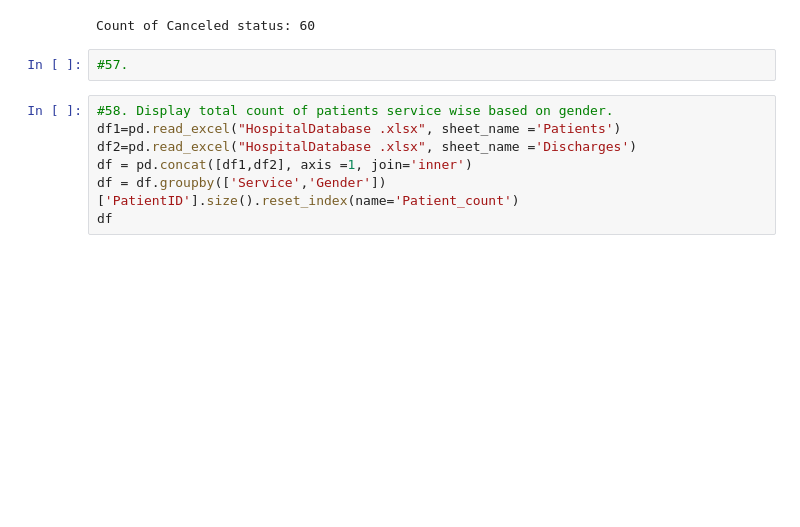
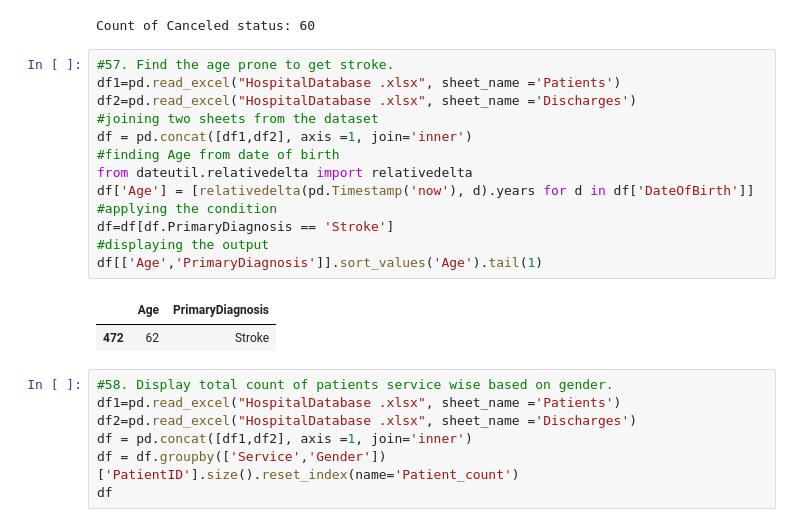
Before and after one commit to KalyaniKurakula/NumpyWarriors1, a Jupyter notebook: Hackthon/NumpyWarriors.ipynb, the cells around one changed output. Saved outputs shown, nothing was run; the diff lists cells and outputs as text; blank space fills up the shorter version.

```diff
--- a/Hackthon/NumpyWarriors.ipynb
+++ b/Hackthon/NumpyWarriors.ipynb
@@ -896,8 +931,22 @@ res= df2['VisitStatus'].apply(lambda x: (x=='Canceled')).sum()
 print('Count of Canceled status:', res)
 # %% [output]
 Count of Canceled status: 60
-# %%
-#57.
+# %%
+#57. Find the age prone to get stroke.
+df1=pd.read_excel("HospitalDatabase .xlsx", sheet_name ='Patients')
+df2=pd.read_excel("HospitalDatabase .xlsx", sheet_name ='Discharges')
+#joining two sheets from the dataset
+df = pd.concat([df1,df2], axis =1, join='inner')
+#finding Age from date of birth
+from dateutil.relativedelta import relativedelta
+df['Age'] = [relativedelta(pd.Timestamp('now'), d).years for d in df['DateOfBirth']]
+#applying the condition
+df=df[df.PrimaryDiagnosis == 'Stroke']
+#displaying the output
+df[['Age','PrimaryDiagnosis']].sort_values('Age').tail(1)
+# %% [output]
+|  | Age | PrimaryDiagnosis |
+| 472 | 62 | Stroke |
 # %%
 #58. Display total count of patients service wise based on gender.
 df1=pd.read_excel("HospitalDatabase .xlsx", sheet_name ='Patients')
```
Also changed, not shown: parts of 8 cells of this notebook.
